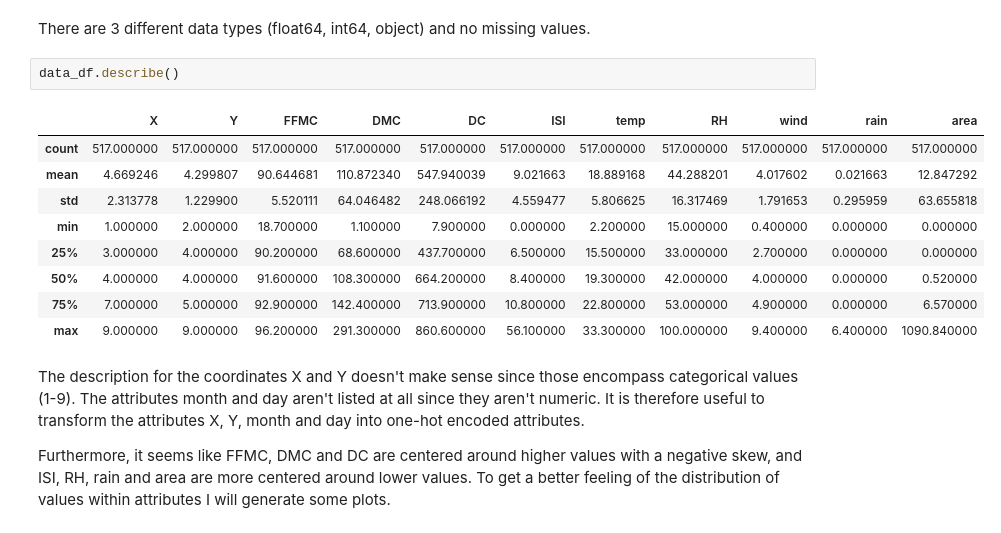
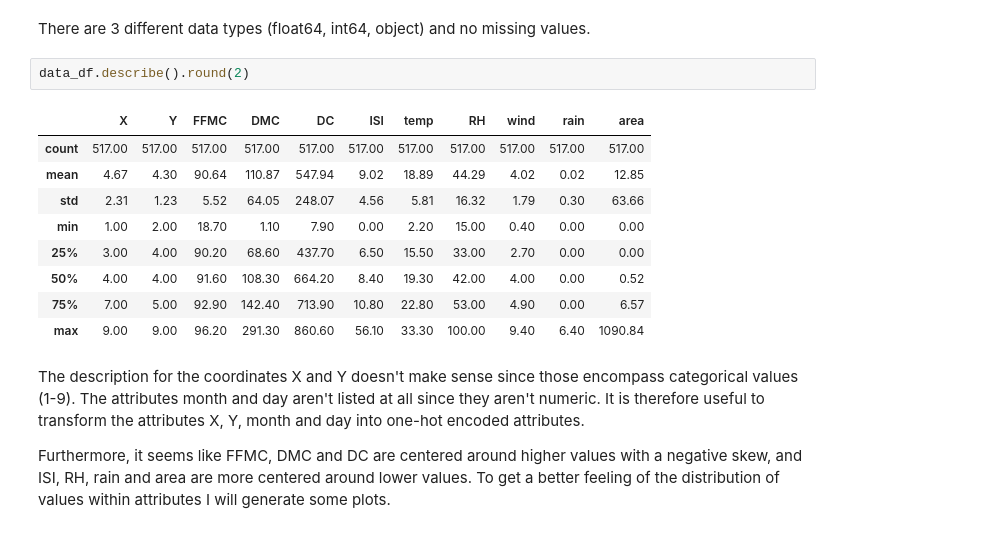
Before and after one commit to laura-riedel/ML-IDA-1-final-project, a Jupyter notebook: src/data_exploration.ipynb, the cells around one changed output. Cells and saved outputs as stored; diff of their text form.

```diff
--- a/src/data_exploration.ipynb
+++ b/src/data_exploration.ipynb
@@ -45,17 +47,17 @@ memory usage: 52.6+ KB
 # %% [markdown]
 There are 3 different data types (float64, int64, object) and no missing values.
 # %%
-data_df.describe()
+data_df.describe().round(2)
 # %% [output]
 |  | X | Y | FFMC | DMC | DC | ISI | temp | RH | wind | rain | area |
-| count | 517.000000 | 517.000000 | 517.000000 | 517.000000 | 517.000000 | 517.000000 | 517.000000 | 517.000000 | 517.000000 | 517.000000 | 517.000000 |
-| mean | 4.669246 | 4.299807 | 90.644681 | 110.872340 | 547.940039 | 9.021663 | 18.889168 | 44.288201 | 4.017602 | 0.021663 | 12.847292 |
-| std | 2.313778 | 1.229900 | 5.520111 | 64.046482 | 248.066192 | 4.559477 | 5.806625 | 16.317469 | 1.791653 | 0.295959 | 63.655818 |
-| min | 1.000000 | 2.000000 | 18.700000 | 1.100000 | 7.900000 | 0.000000 | 2.200000 | 15.000000 | 0.400000 | 0.000000 | 0.000000 |
-| 25% | 3.000000 | 4.000000 | 90.200000 | 68.600000 | 437.700000 | 6.500000 | 15.500000 | 33.000000 | 2.700000 | 0.000000 | 0.000000 |
-| 50% | 4.000000 | 4.000000 | 91.600000 | 108.300000 | 664.200000 | 8.400000 | 19.300000 | 42.000000 | 4.000000 | 0.000000 | 0.520000 |
-| 75% | 7.000000 | 5.000000 | 92.900000 | 142.400000 | 713.900000 | 10.800000 | 22.800000 | 53.000000 | 4.900000 | 0.000000 | 6.570000 |
-| max | 9.000000 | 9.000000 | 96.200000 | 291.300000 | 860.600000 | 56.100000 | 33.300000 | 100.000000 | 9.400000 | 6.400000 | 1090.840000 |
+| count | 517.00 | 517.00 | 517.00 | 517.00 | 517.00 | 517.00 | 517.00 | 517.00 | 517.00 | 517.00 | 517.00 |
+| mean | 4.67 | 4.30 | 90.64 | 110.87 | 547.94 | 9.02 | 18.89 | 44.29 | 4.02 | 0.02 | 12.85 |
+| std | 2.31 | 1.23 | 5.52 | 64.05 | 248.07 | 4.56 | 5.81 | 16.32 | 1.79 | 0.30 | 63.66 |
+| min | 1.00 | 2.00 | 18.70 | 1.10 | 7.90 | 0.00 | 2.20 | 15.00 | 0.40 | 0.00 | 0.00 |
+| 25% | 3.00 | 4.00 | 90.20 | 68.60 | 437.70 | 6.50 | 15.50 | 33.00 | 2.70 | 0.00 | 0.00 |
+| 50% | 4.00 | 4.00 | 91.60 | 108.30 | 664.20 | 8.40 | 19.30 | 42.00 | 4.00 | 0.00 | 0.52 |
+| 75% | 7.00 | 5.00 | 92.90 | 142.40 | 713.90 | 10.80 | 22.80 | 53.00 | 4.90 | 0.00 | 6.57 |
+| max | 9.00 | 9.00 | 96.20 | 291.30 | 860.60 | 56.10 | 33.30 | 100.00 | 9.40 | 6.40 | 1090.84 |
 # %% [markdown]
 The description for the coordinates X and Y doesn't make sense since those encompass categorical values (1-9). The attributes month and day aren't listed at all since they aren't numeric. It is therefore useful to transform the attributes X, Y, month and day into one-hot encoded attributes.
 
```
Also changed, not shown: parts of 34 cells of this notebook, 3 other files.
